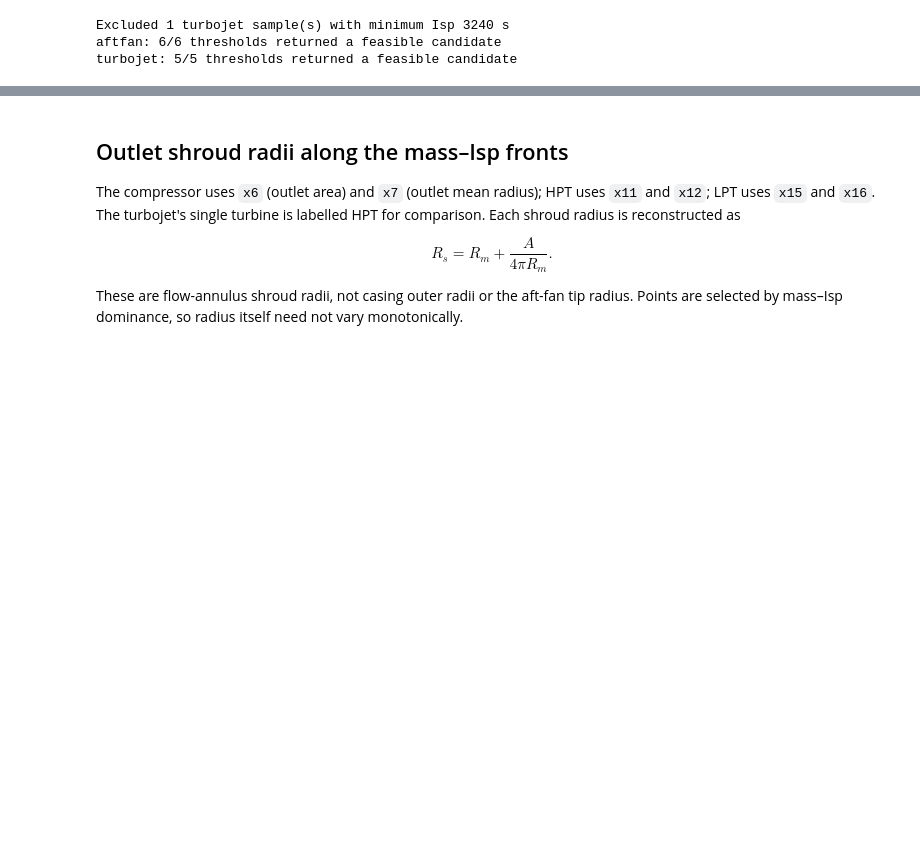
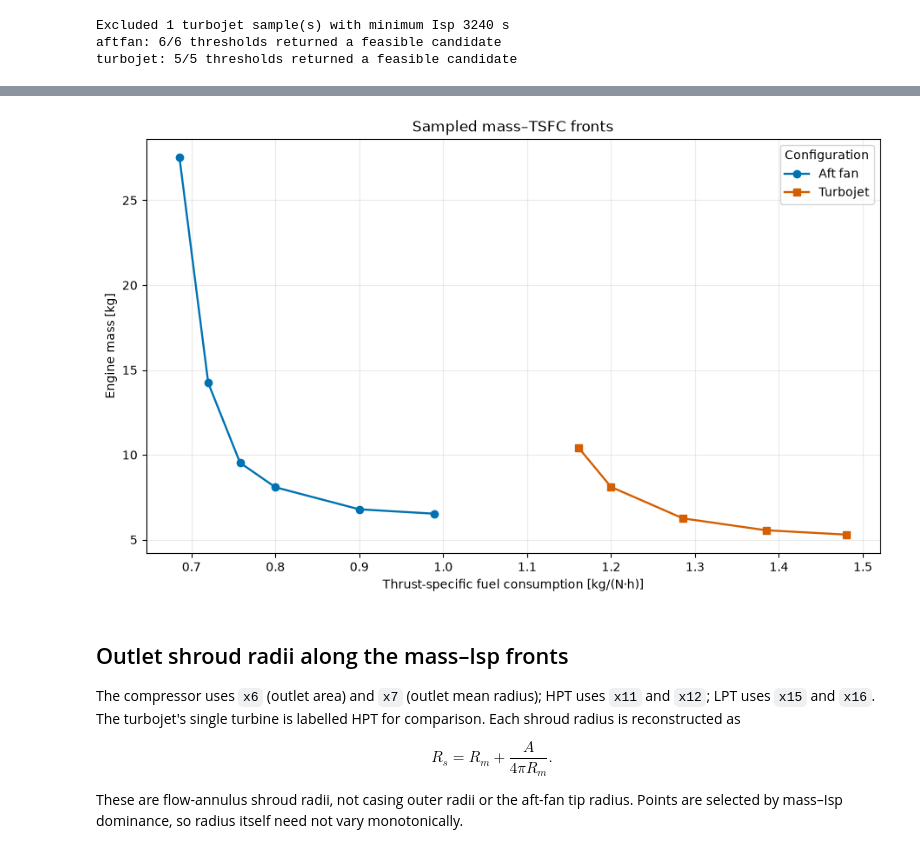
Before and after one commit to operapoints/engine-opt, a Jupyter notebook: plot_fronts_updated.ipynb, the cells around one changed output, grey strips where cells are left out. Cells and saved outputs as stored; diff of their text form; code cells hidden in the pictures; blank space fills up the shorter version.

```diff
--- a/plot_fronts_updated.ipynb
+++ b/plot_fronts_updated.ipynb
@@ -149,3 +149,46 @@ plt.show()
+# %%
+# TSFC [kg/(N·h)] = 3600 / (g * Isp [s])
+G = 9.8066
+
+fig_sfc, ax_sfc = plt.subplots(figsize=(9, 5.5), constrained_layout=True)
+
+for config, (label, color, marker) in styles.items():
+    front = sorted(fronts[config], key=lambda r: 3600 / ( r["isp_s"]))
+    if not front:
+        continue
+
+    ax_sfc.plot(
+        [3600 / ( r["isp_s"]) for r in front],
+        [r["mass_kg"] for r in front],
+        color=color, marker=marker, linewidth=1.7, label=label,
+    )
+
+    if ANNOTATE_THRESHOLDS:
+        for row in front:
+            ax_sfc.annotate(
+                f"min Isp {row['min_isp_s']:.0f}",
+                (3600 / (G * row["isp_s"]), row["mass_kg"]),
+                xytext=(5, 7), textcoords="offset points",
+                fontsize=8, color=color,
+            )
+
+ax_sfc.set(
+    xlabel="Thrust-specific fuel consumption [kg/(N·h)]",
+    ylabel="Engine mass [kg]",
+    title="Sampled mass–TSFC fronts",
+)
+ax_sfc.grid(alpha=0.25)
+if ax_sfc.lines:
+    ax_sfc.legend(title="Configuration")
+
+for suffix in ("png", "pdf"):
+    fig_sfc.savefig(
+        Path(str(OUTPUT_PREFIX) + f"_sfc_fronts.{suffix}"), dpi=180
+    )
+
+plt.show()
+# %% [output]
+[figure, added]
 # %% [markdown]
 ## Outlet shroud radii along the mass–Isp fronts
 
```
Also changed, not shown: parts of 3 cells of this notebook, 7 other files.
